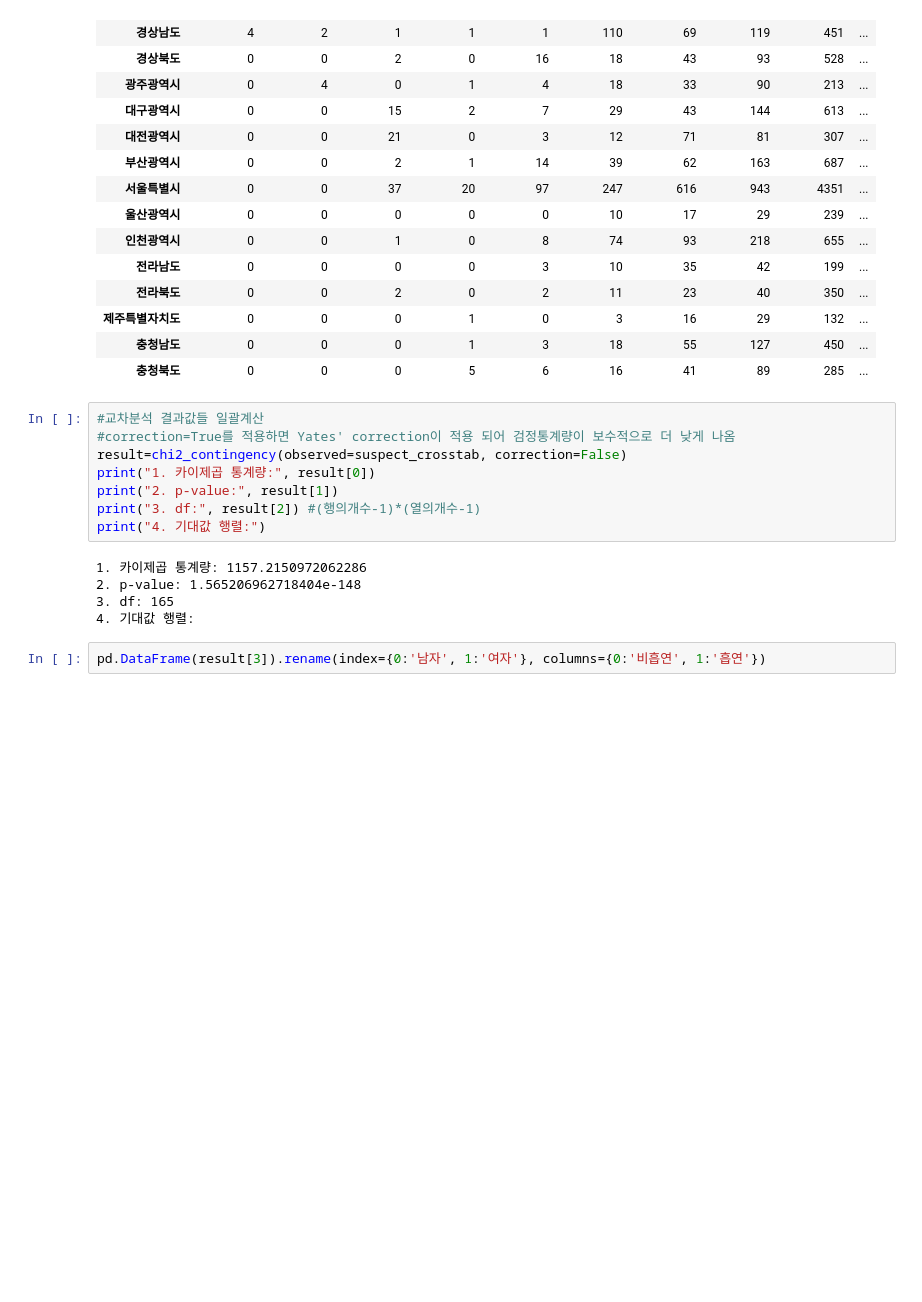
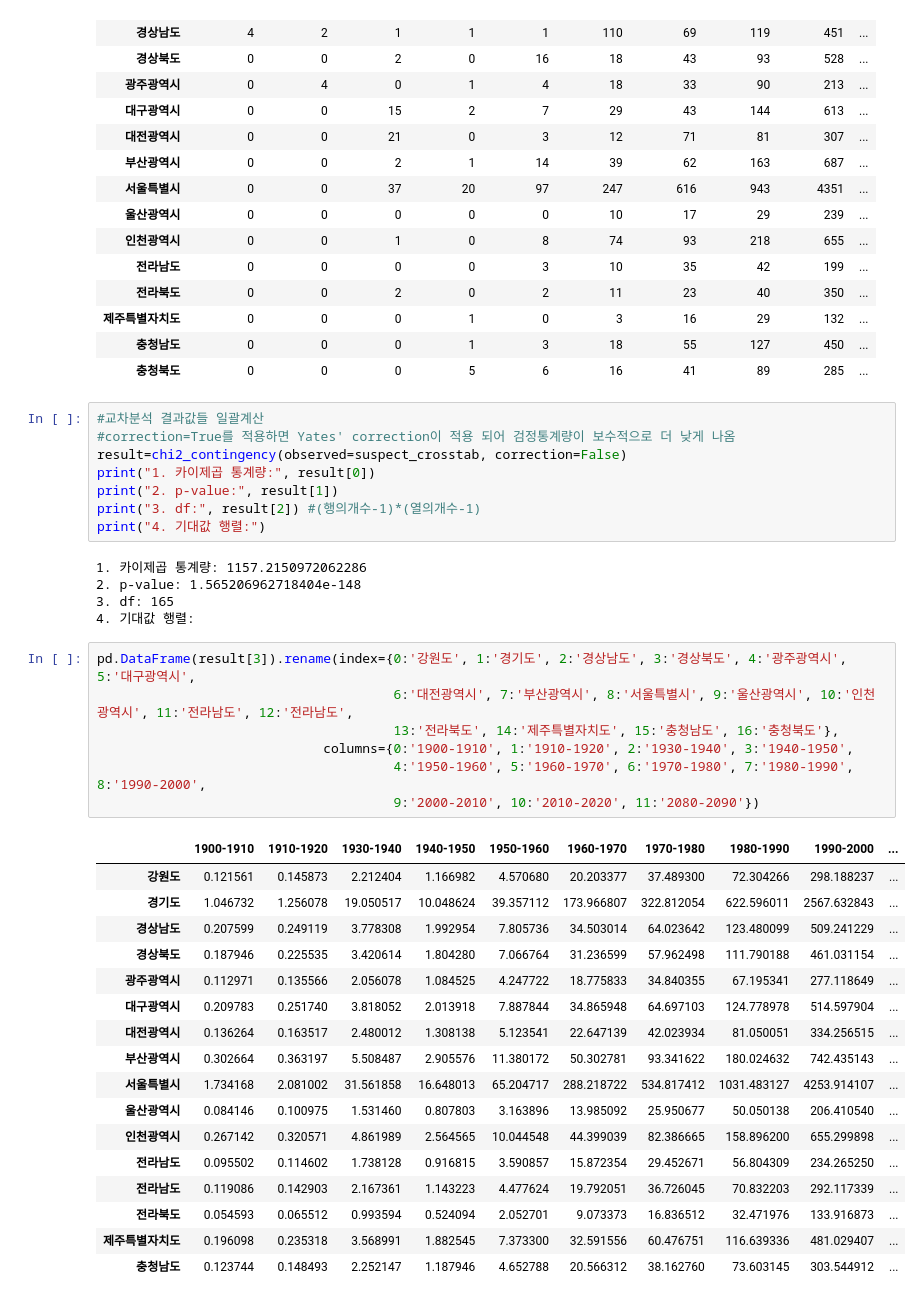
Before and after one commit to S-SIRIUS/Fraud-factor-analysis, a Jupyter notebook: 지역, 나이 카이스퀘어 검정.ipynb, the cells around one changed output. Saved outputs shown, nothing was run; the diff lists cells and outputs as text; blank space fills up the shorter version.

```diff
--- a/지역, 나이 카이스퀘어 검정.ipynb
+++ b/지역, 나이 카이스퀘어 검정.ipynb
@@ -232,4 +227,27 @@ print("4. 기대값 행렬:")
 3. df: 165
 4. 기대값 행렬:
 # %%
-pd.DataFrame(result[3]).rename(index={0:'남자', 1:'여자'}, columns={0:'비흡연', 1:'흡연'})
+pd.DataFrame(result[3]).rename(index={0:'강원도', 1:'경기도', 2:'경상남도', 3:'경상북도', 4:'광주광역시', 5:'대구광역시',
+                                      6:'대전광역시', 7:'부산광역시', 8:'서울특별시', 9:'울산광역시', 10:'인천광역시', 11:'전라남도', 12:'전라남도',
+                                      13:'전라북도', 14:'제주특별자치도', 15:'충청남도', 16:'충청북도'},
+                             columns={0:'1900-1910', 1:'1910-1920', 2:'1930-1940', 3:'1940-1950',
+                                      4:'1950-1960', 5:'1960-1970', 6:'1970-1980', 7:'1980-1990', 8:'1990-2000',
+                                      9:'2000-2010', 10:'2010-2020', 11:'2080-2090'})
+# %% [output]
+|  | 1900-1910 | 1910-1920 | 1930-1940 | 1940-1950 | 1950-1960 | 1960-1970 | 1970-1980 | 1980-1990 | 1990-2000 | ... |
+| 강원도 | 0.121561 | 0.145873 | 2.212404 | 1.166982 | 4.570680 | 20.203377 | 37.489300 | 72.304266 | 298.188237 | ... |
+| 경기도 | 1.046732 | 1.256078 | 19.050517 | 10.048624 | 39.357112 | 173.966807 | 322.812054 | 622.596011 | 2567.632843 | ... |
+| 경상남도 | 0.207599 | 0.249119 | 3.778308 | 1.992954 | 7.805736 | 34.503014 | 64.023642 | 123.480099 | 509.241229 | ... |
+| 경상북도 | 0.187946 | 0.225535 | 3.420614 | 1.804280 | 7.066764 | 31.236599 | 57.962498 | 111.790188 | 461.031154 | ... |
+| 광주광역시 | 0.112971 | 0.135566 | 2.056078 | 1.084525 | 4.247722 | 18.775833 | 34.840355 | 67.195341 | 277.118649 | ... |
+| 대구광역시 | 0.209783 | 0.251740 | 3.818052 | 2.013918 | 7.887844 | 34.865948 | 64.697103 | 124.778978 | 514.597904 | ... |
+| 대전광역시 | 0.136264 | 0.163517 | 2.480012 | 1.308138 | 5.123541 | 22.647139 | 42.023934 | 81.050051 | 334.256515 | ... |
+| 부산광역시 | 0.302664 | 0.363197 | 5.508487 | 2.905576 | 11.380172 | 50.302781 | 93.341622 | 180.024632 | 742.435143 | ... |
+| 서울특별시 | 1.734168 | 2.081002 | 31.561858 | 16.648013 | 65.204717 | 288.218722 | 534.817412 | 1031.483127 | 4253.914107 | ... |
+| 울산광역시 | 0.084146 | 0.100975 | 1.531460 | 0.807803 | 3.163896 | 13.985092 | 25.950677 | 50.050138 | 206.410540 | ... |
+| 인천광역시 | 0.267142 | 0.320571 | 4.861989 | 2.564565 | 10.044548 | 44.399039 | 82.386665 | 158.896200 | 655.299898 | ... |
+| 전라남도 | 0.095502 | 0.114602 | 1.738128 | 0.916815 | 3.590857 | 15.872354 | 29.452671 | 56.804309 | 234.265250 | ... |
+| 전라남도 | 0.119086 | 0.142903 | 2.167361 | 1.143223 | 4.477624 | 19.792051 | 36.726045 | 70.832203 | 292.117339 | ... |
+| 전라북도 | 0.054593 | 0.065512 | 0.993594 | 0.524094 | 2.052701 | 9.073373 | 16.836512 | 32.471976 | 133.916873 | ... |
+| 제주특별자치도 | 0.196098 | 0.235318 | 3.568991 | 1.882545 | 7.373300 | 32.591556 | 60.476751 | 116.639336 | 481.029407 | ... |
+| 충청남도 | 0.123744 | 0.148493 | 2.252147 | 1.187946 | 4.652788 | 20.566312 | 38.162760 | 73.603145 | 303.544912 | ... |
```
Also changed, not shown: parts of 2 cells of this notebook.
